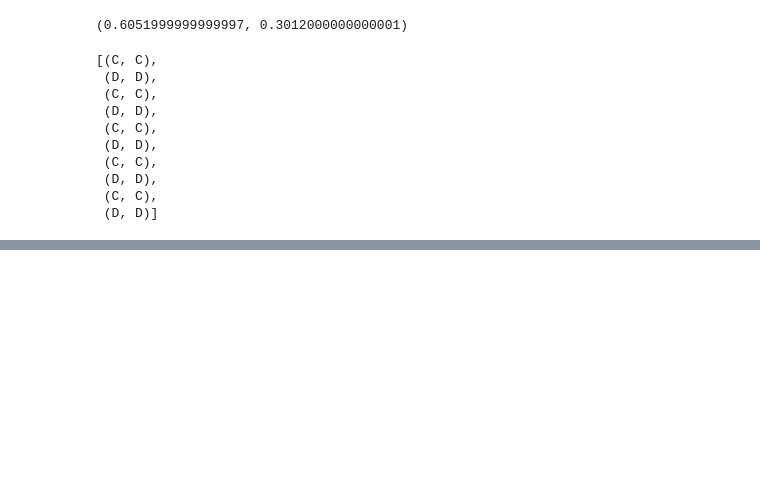
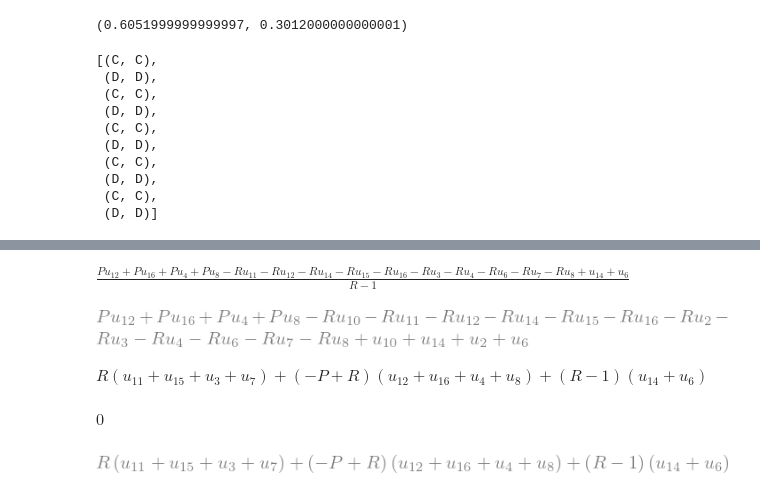
Before and after one commit to Nikoleta-v3/conditional-cooperation-with-longer-memory, a Jupyter notebook: nbs/Akin 2013.ipynb, the cells around one changed output, grey strips where cells are left out. Drawn from its saved outputs; the diff is of its cells as text; code cells hidden in the pictures; blank space fills up the shorter version.

```diff
--- a/nbs/Akin 2013.ipynb
+++ b/nbs/Akin 2013.ipynb
@@ -347,0 +430,2 @@ $\displaystyle \left[\begin{array}{cccccccccccccccc}p_{1} q_{1} & p_{1} \left(1
+# %%
+v = np.array(sym.symbols(f"u_1:{17}"))
@@ -347,0 +462,21 @@ $\displaystyle \left[\begin{array}{cccccccccccccccc}p_{1} q_{1} & p_{1} \left(1
+# %%
+Sy = (R, 1, 0, P, R, 1, 0, P, R, 1, 0, P, R, 1, 0, P)
+# %%
+rhs = (sym.solve((Sy @ v - R * sum(v)), (v[9] + v[1]))[0]).factor()
+# rhs = rhs * (1 - p_2)
+rhs
+# %% [output]
+$\displaystyle \frac{P u_{12} + P u_{16} + P u_{4} + P u_{8} - R u_{11} - R u_{12} - R u_{14} - R u_{15} - R u_{16} - R u_{3} - R u_{4} - R u_{6} - R u_{7} - R u_{8} + u_{14} + u_{6}}{R - 1}$
+# %%
+(Sy @ v - R * sum(v)).factor()
+# %% [output]
+[figure, added]
+# %%
+written = (R - 1) * (v[13] + v[5]) + (R - P) * (v[11] + v[15] + v[3] + v[7]) + R * (v[2] + v[6] + v[10] + v[14])
+written
+# %% [output]
+$\displaystyle R \left(u_{11} + u_{15} + u_{3} + u_{7}\right) + \left(- P + R\right) \left(u_{12} + u_{16} + u_{4} + u_{8}\right) + \left(R - 1\right) \left(u_{14} + u_{6}\right)$
+# %%
+((Sy @ v - R * sum(v)) - ((v[9] + v[1]) * (1 - R) - written)).factor()
+# %% [output]
+$\displaystyle 0$
@@ -347,0 +485,4 @@ $\displaystyle \left[\begin{array}{cccccccccccccccc}p_{1} q_{1} & p_{1} \left(1
+# %%
+rhs
+# %% [output]
+[figure, added]
```
Also changed, not shown: parts of 55 cells of this notebook, 17 other files.
